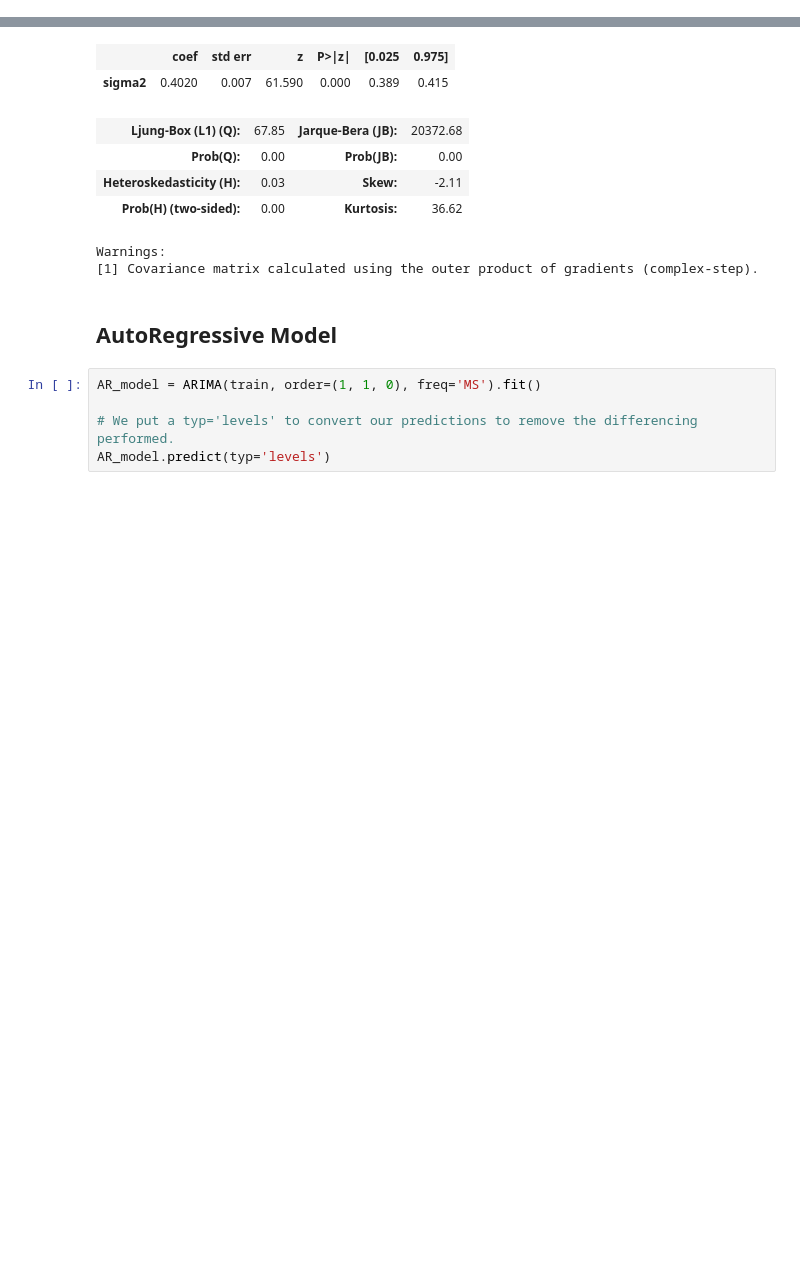
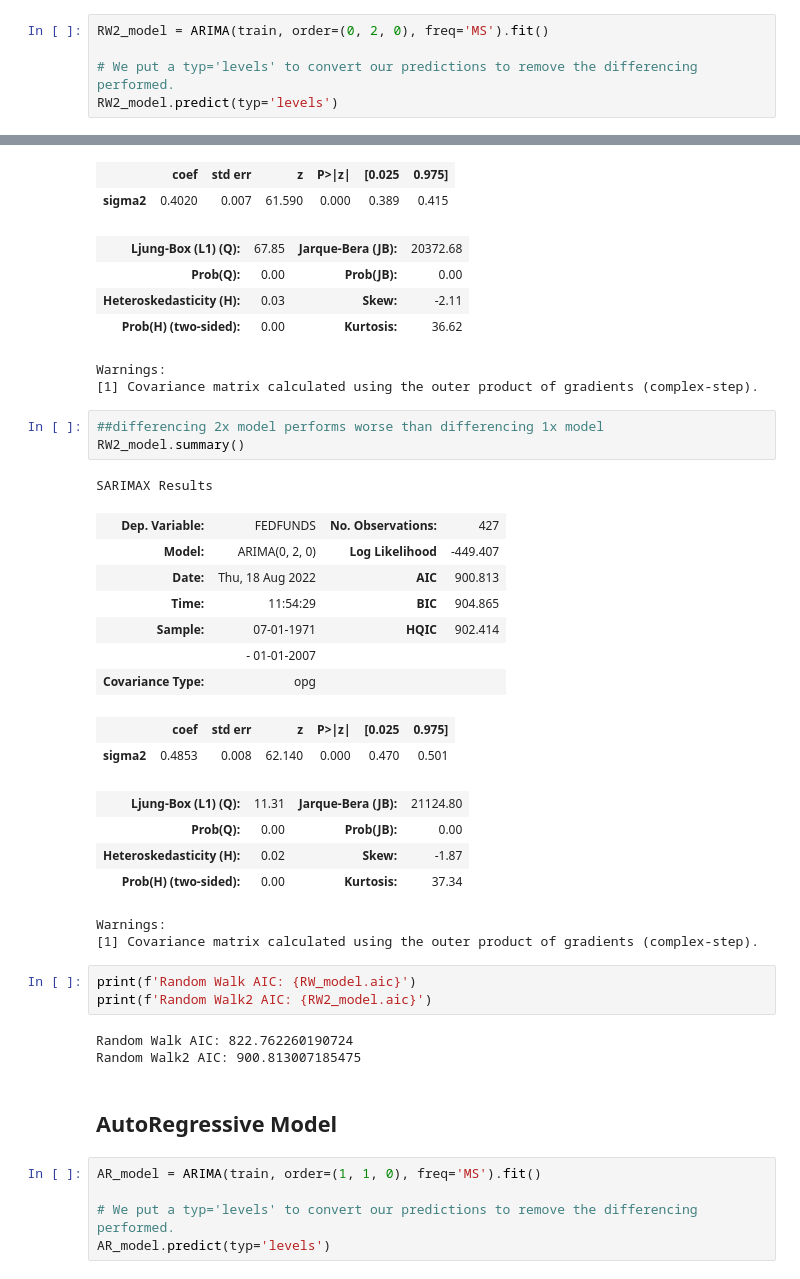
Before and after one commit to mychaldubyk/Federal-Funds-Rate-Analysis, a Jupyter notebook: Working_Notebooks/Capstone_new.ipynb, the cells around one changed output, grey strips where cells are left out. Cells and saved outputs as stored; diff of their text form; blank space fills up the shorter version.

```diff
--- a/Working_Notebooks/Capstone_new.ipynb
+++ b/Working_Notebooks/Capstone_new.ipynb
@@ -674,3 +674,8 @@ RW_model.predict(typ='levels')
 2006-12-01    5.25
 2007-01-01    5.24
 Freq: MS, Name: predicted_mean, Length: 427, dtype: float64
+# %%
+RW2_model = ARIMA(train, order=(0, 2, 0), freq='MS').fit()
+
+# We put a typ='levels' to convert our predictions to remove the differencing performed.
+RW2_model.predict(typ='levels')
@@ -693,6 +711,32 @@ SARIMAX Results
 | Prob(H) (two-sided): | 0.00 | Kurtosis: | 36.62 |
 Warnings:
 [1] Covariance matrix calculated using the outer product of gradients (complex-step).
+# %%
+##differencing 2x model performs worse than differencing 1x model
+RW2_model.summary()
+# %% [output]
+SARIMAX Results
+| Dep. Variable: | FEDFUNDS | No. Observations: | 427 |
+| Model: | ARIMA(0, 2, 0) | Log Likelihood | -449.407 |
+| Date: | Thu, 18 Aug 2022 | AIC | 900.813 |
+| Time: | 11:54:29 | BIC | 904.865 |
+| Sample: | 07-01-1971 | HQIC | 902.414 |
+|  | - 01-01-2007 |  |  |
+| Covariance Type: | opg |  |  |
+|  | coef | std err | z | P>|z| | [0.025 | 0.975] |
+| sigma2 | 0.4853 | 0.008 | 62.140 | 0.000 | 0.470 | 0.501 |
+| Ljung-Box (L1) (Q): | 11.31 | Jarque-Bera (JB): | 21124.80 |
+| Prob(Q): | 0.00 | Prob(JB): | 0.00 |
+| Heteroskedasticity (H): | 0.02 | Skew: | -1.87 |
+| Prob(H) (two-sided): | 0.00 | Kurtosis: | 37.34 |
+Warnings:
+[1] Covariance matrix calculated using the outer product of gradients (complex-step).
+# %%
+print(f'Random Walk AIC: {RW_model.aic}')
+print(f'Random Walk2 AIC: {RW2_model.aic}')
+# %% [output]
+Random Walk AIC: 822.762260190724
+Random Walk2 AIC: 900.813007185475
 # %% [markdown]
 ## AutoRegressive Model
 # %%
```
Also changed, not shown: parts of 22 cells of this notebook.
